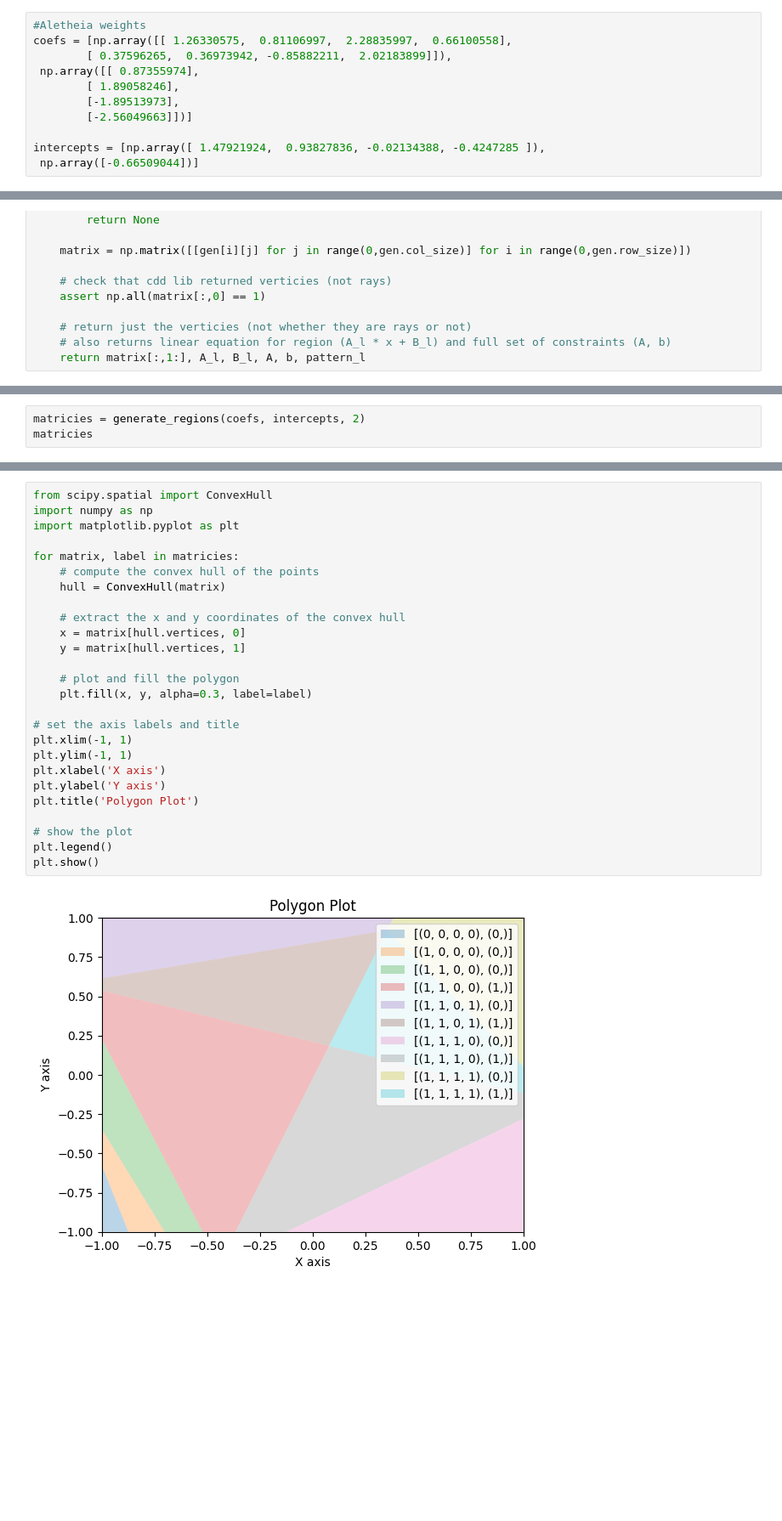
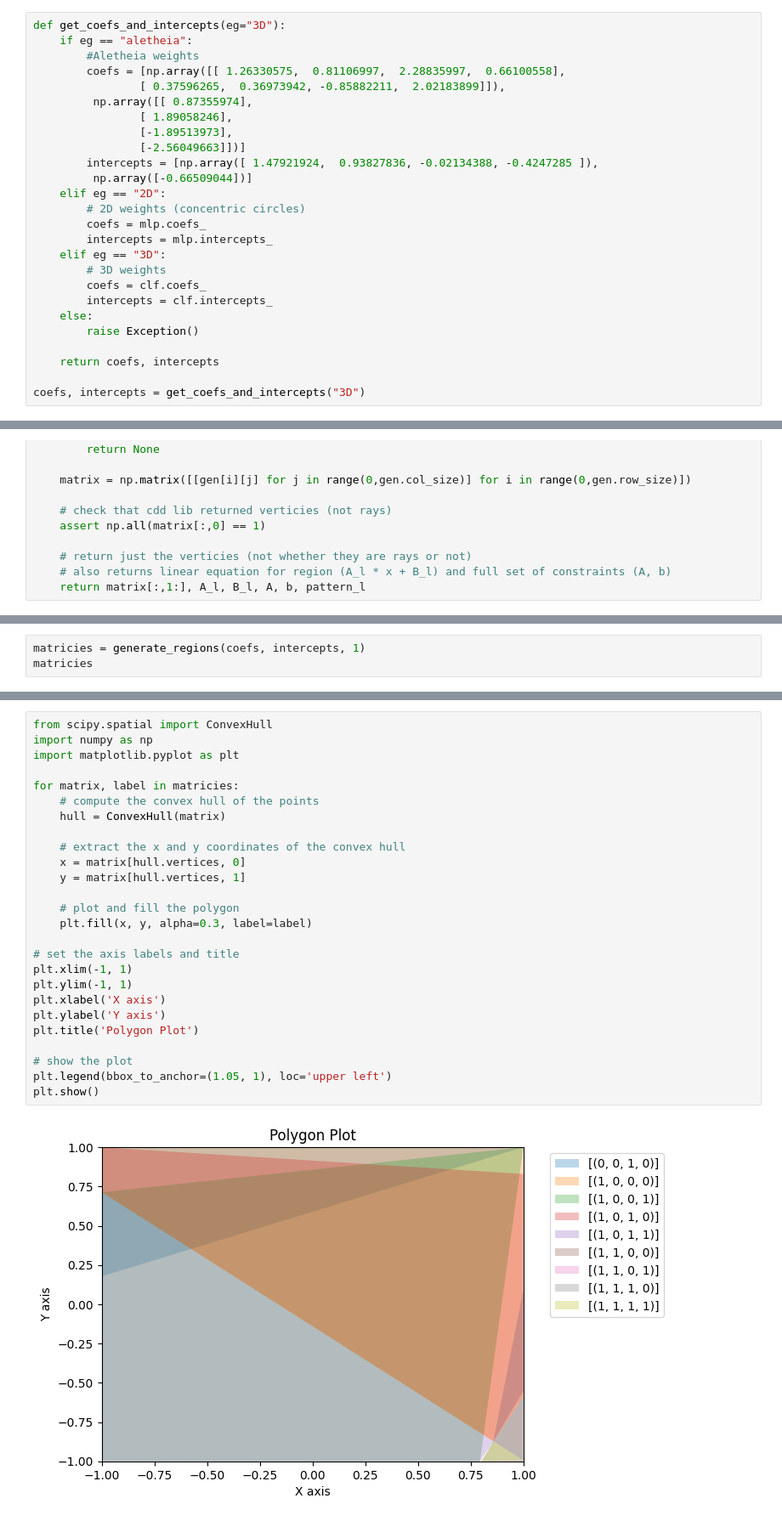
Before and after one commit to a2i2/tree_diff, a Jupyter notebook: notebooks/Merge_NN.ipynb, the cells around one changed output, grey strips where cells are left out. Shown at 85% size. Drawn from its saved outputs; the diff is of its cells as text; blank space fills up the shorter version.

Commit message:
We visualize in 3d and also first time testing in 3d

```diff
--- a/notebooks/Merge_NN.ipynb
+++ b/notebooks/Merge_NN.ipynb
@@ -73,11 +130,26 @@ mlp.intercepts_
 # %%
-#Aletheia weights
-coefs = [np.array([[ 1.26330575,  0.81106997,  2.28835997,  0.66100558],
-        [ 0.37596265,  0.36973942, -0.85882211,  2.02183899]]),
- np.array([[ 0.87355974],
-        [ 1.89058246],
-        [-1.89513973],
-        [-2.56049663]])]
+def get_coefs_and_intercepts(eg="3D"):
+    if eg == "aletheia":
+        #Aletheia weights
+        coefs = [np.array([[ 1.26330575,  0.81106997,  2.28835997,  0.66100558],
+                [ 0.37596265,  0.36973942, -0.85882211,  2.02183899]]),
+         np.array([[ 0.87355974],
+                [ 1.89058246],
+                [-1.89513973],
+                [-2.56049663]])]
+        intercepts = [np.array([ 1.47921924,  0.93827836, -0.02134388, -0.4247285 ]),
+         np.array([-0.66509044])]
+    elif eg == "2D":
+        # 2D weights (concentric circles)
+        coefs = mlp.coefs_
+        intercepts = mlp.intercepts_
+    elif eg == "3D":
+        # 3D weights
+        coefs = clf.coefs_
+        intercepts = clf.intercepts_
+    else:
+        raise Exception()
 
-intercepts = [np.array([ 1.47921924,  0.93827836, -0.02134388, -0.4247285 ]),
- np.array([-0.66509044])]
+    return coefs, intercepts
+
+coefs, intercepts = get_coefs_and_intercepts("3D")
@@ -274,7 +326,7 @@ def generate_regions(coefs, intercepts, layer):
 
     return matricies
 # %%
-matricies = generate_regions(coefs, intercepts, 2)
+matricies = generate_regions(coefs, intercepts, 1)
 matricies
 # %% [output]
 inequality_dir [[-1]
@@ -314,28 +366,28 @@ end
 # %%
 from scipy.spatial import ConvexHull
 import numpy as np
 import matplotlib.pyplot as plt
 
 for matrix, label in matricies:
     # compute the convex hull of the points
     hull = ConvexHull(matrix)
 
     # extract the x and y coordinates of the convex hull
     x = matrix[hull.vertices, 0]
     y = matrix[hull.vertices, 1]
 
     # plot and fill the polygon
     plt.fill(x, y, alpha=0.3, label=label)
 
 # set the axis labels and title
 plt.xlim(-1, 1)
 plt.ylim(-1, 1)
 plt.xlabel('X axis')
 plt.ylabel('Y axis')
 plt.title('Polygon Plot')
 
 # show the plot
-plt.legend()
+plt.legend(bbox_to_anchor=(1.05, 1), loc='upper left')
 plt.show()
 # %% [output]
-[figure, old version]
+[figure, new version]
```
Also changed, not shown: parts of 30 cells of this notebook.
